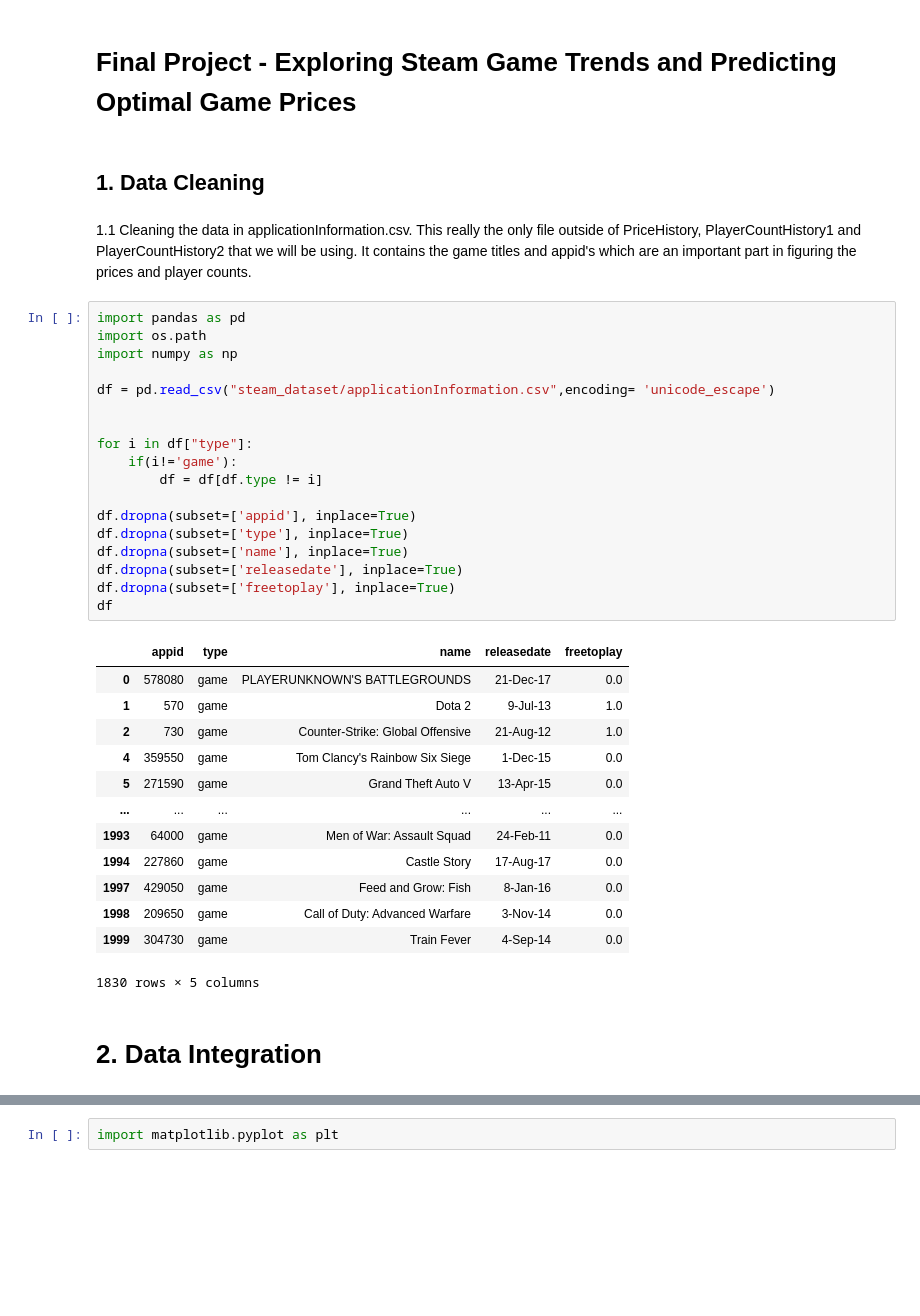
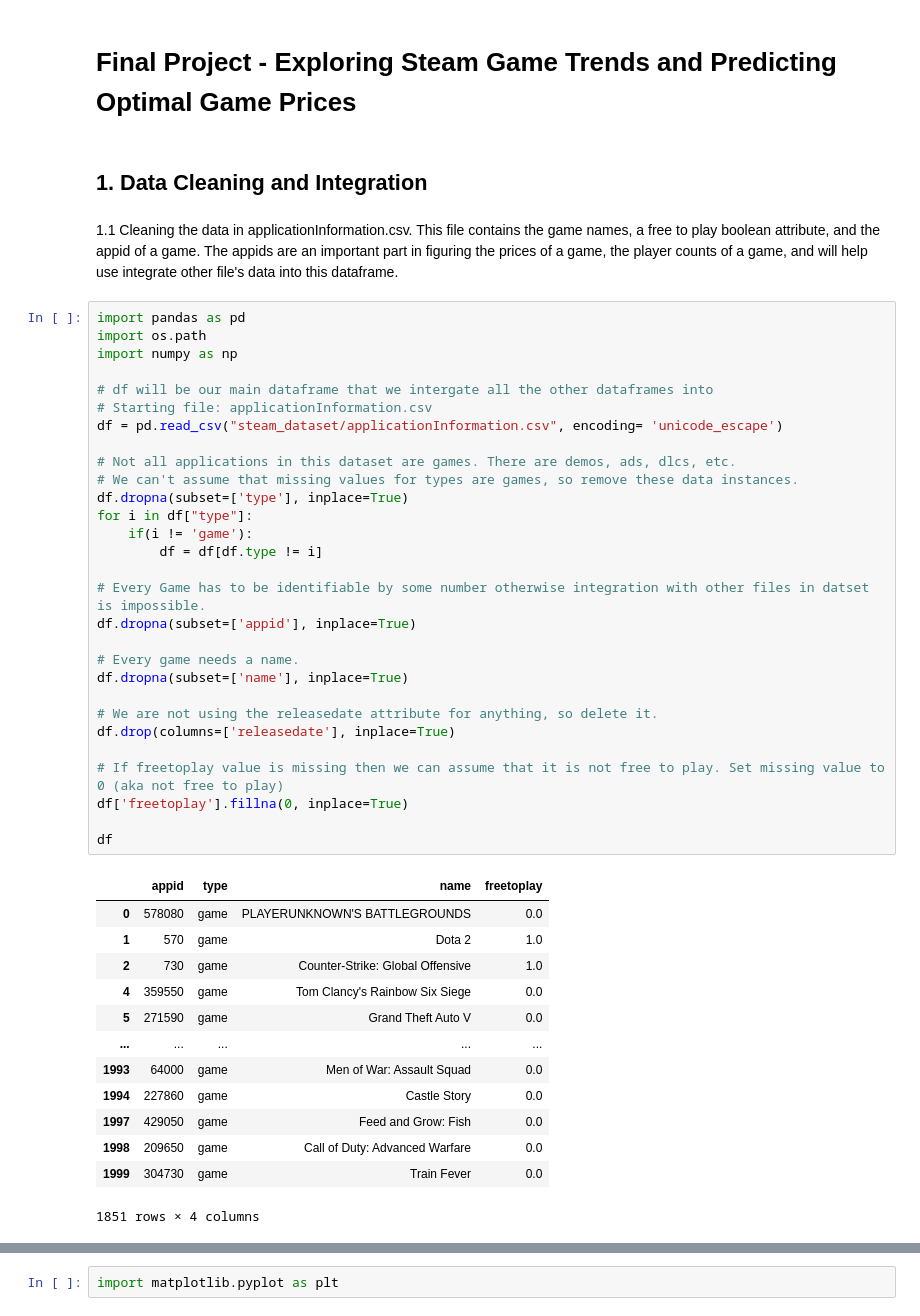
Before and after one commit to MarkoGlamocak/418courseproject, a Jupyter notebook: 418courseproject.ipynb, the cells around one changed output, grey strips where cells are left out. Cells and saved outputs as stored; diff of their text form; blank space fills up the shorter version.

```diff
--- a/418courseproject.ipynb
+++ b/418courseproject.ipynb
@@ -4,40 +4,49 @@ InteractiveShell.ast_node_interactivity = "all"
 # %% [markdown]
 # Final Project - Exploring Steam Game Trends and Predicting Optimal Game Prices
 # %% [markdown]
-## 1. Data Cleaning
+## 1. Data Cleaning and Integration
 # %% [markdown]
-1.1 Cleaning the data in applicationInformation.csv. This really the only file outside of PriceHistory, PlayerCountHistory1 and PlayerCountHistory2 that we will be using. It contains the game titles and appid's which are an important part in figuring the prices and player counts.
+1.1 Cleaning the data in applicationInformation.csv. This file contains the game names, a free to play boolean attribute, and the appid of a game. The appids are an important part in figuring the prices of a game, the player counts of a game, and will help use integrate other file's data into this dataframe.
 # %%
 import pandas as pd
 import os.path
 import numpy as np
 
-df = pd.read_csv("steam_dataset/applicationInformation.csv",encoding= 'unicode_escape')
+# df will be our main dataframe that we intergate all the other dataframes into
+# Starting file: applicationInformation.csv
+df = pd.read_csv("steam_dataset/applicationInformation.csv", encoding= 'unicode_escape')
 
-
+# Not all applications in this dataset are games. There are demos, ads, dlcs, etc.
+# We can't assume that missing values for types are games, so remove these data instances.
+df.dropna(subset=['type'], inplace=True)
 for i in df["type"]:
-    if(i!='game'):
+    if(i != 'game'):
         df = df[df.type != i]
 
+# Every Game has to be identifiable by some number otherwise integration with other files in datset is impossible.
 df.dropna(subset=['appid'], inplace=True)
-df.dropna(subset=['type'], inplace=True)
+
+# Every game needs a name.
 df.dropna(subset=['name'], inplace=True)
-df.dropna(subset=['releasedate'], inplace=True)
-df.dropna(subset=['freetoplay'], inplace=True)
+
+# We are not using the releasedate attribute for anything, so delete it.
+df.drop(columns=['releasedate'], inplace=True)
+
+# If freetoplay value is missing then we can assume that it is not free to play. Set missing value to 0 (aka not free to play)
+df['freetoplay'].fillna(0, inplace=True)
+
 df
 # %% [output]
-|  | appid | type | name | releasedate | freetoplay |
-| 0 | 578080 | game | PLAYERUNKNOWN'S BATTLEGROUNDS | 21-Dec-17 | 0.0 |
-| 1 | 570 | game | Dota 2 | 9-Jul-13 | 1.0 |
-| 2 | 730 | game | Counter-Strike: Global Offensive | 21-Aug-12 | 1.0 |
-| 4 | 359550 | game | Tom Clancy's Rainbow Six Siege | 1-Dec-15 | 0.0 |
-| 5 | 271590 | game | Grand Theft Auto V | 13-Apr-15 | 0.0 |
-| ... | ... | ... | ... | ... | ... |
-| 1993 | 64000 | game | Men of War: Assault Squad | 24-Feb-11 | 0.0 |
-| 1994 | 227860 | game | Castle Story | 17-Aug-17 | 0.0 |
-| 1997 | 429050 | game | Feed and Grow: Fish | 8-Jan-16 | 0.0 |
-| 1998 | 209650 | game | Call of Duty: Advanced Warfare | 3-Nov-14 | 0.0 |
-| 1999 | 304730 | game | Train Fever | 4-Sep-14 | 0.0 |
+|  | appid | type | name | freetoplay |
+| 0 | 578080 | game | PLAYERUNKNOWN'S BATTLEGROUNDS | 0.0 |
+| 1 | 570 | game | Dota 2 | 1.0 |
+| 2 | 730 | game | Counter-Strike: Global Offensive | 1.0 |
+| 4 | 359550 | game | Tom Clancy's Rainbow Six Siege | 0.0 |
+| 5 | 271590 | game | Grand Theft Auto V | 0.0 |
+| ... | ... | ... | ... | ... |
+| 1993 | 64000 | game | Men of War: Assault Squad | 0.0 |
+| 1994 | 227860 | game | Castle Story | 0.0 |
+| 1997 | 429050 | game | Feed and Grow: Fish | 0.0 |
+| 1998 | 209650 | game | Call of Duty: Advanced Warfare | 0.0 |
+| 1999 | 304730 | game | Train Fever | 0.0 |
-1830 rows × 5 columns
+1851 rows × 4 columns
-# %% [markdown]
-# 2. Data Integration
```
Also changed, not shown: parts of 24 cells of this notebook, 2 other files.
